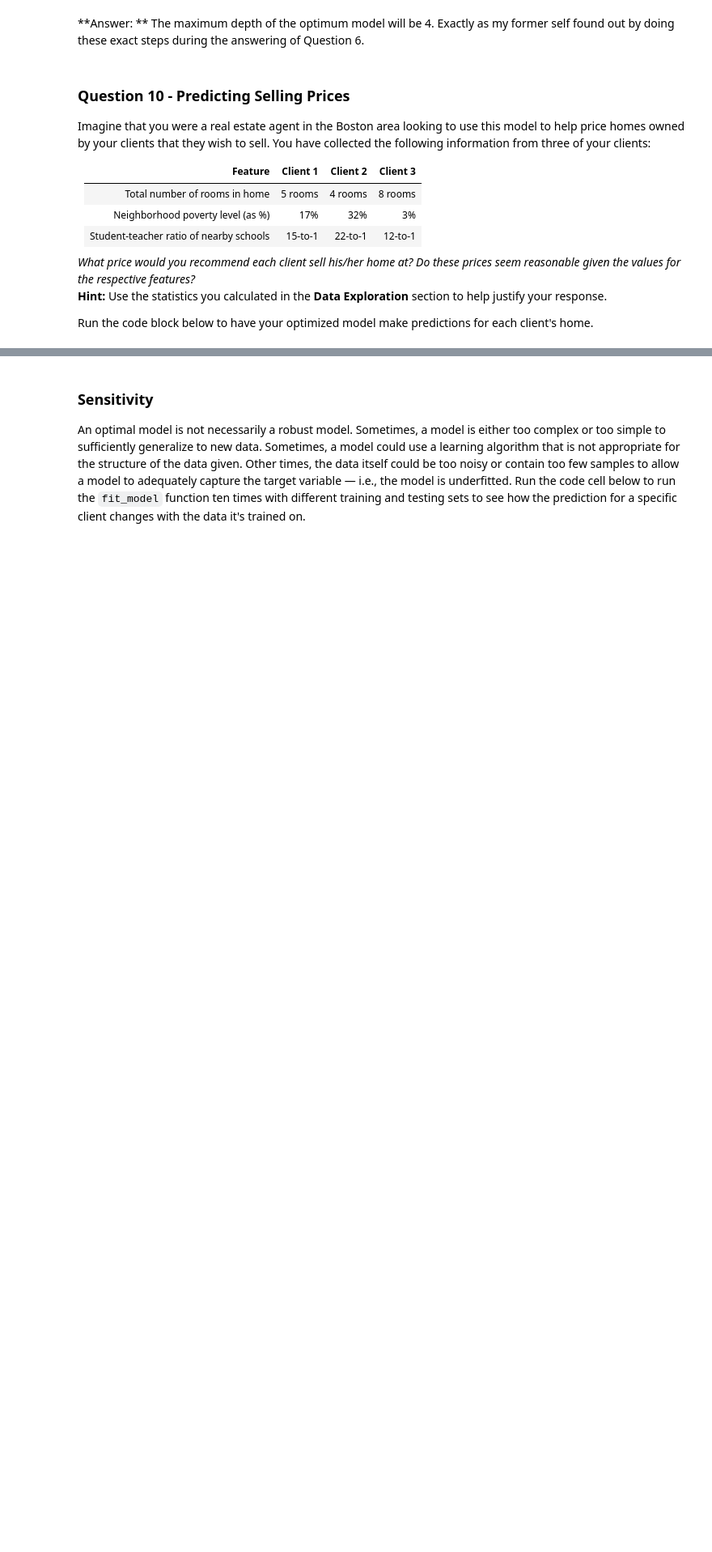
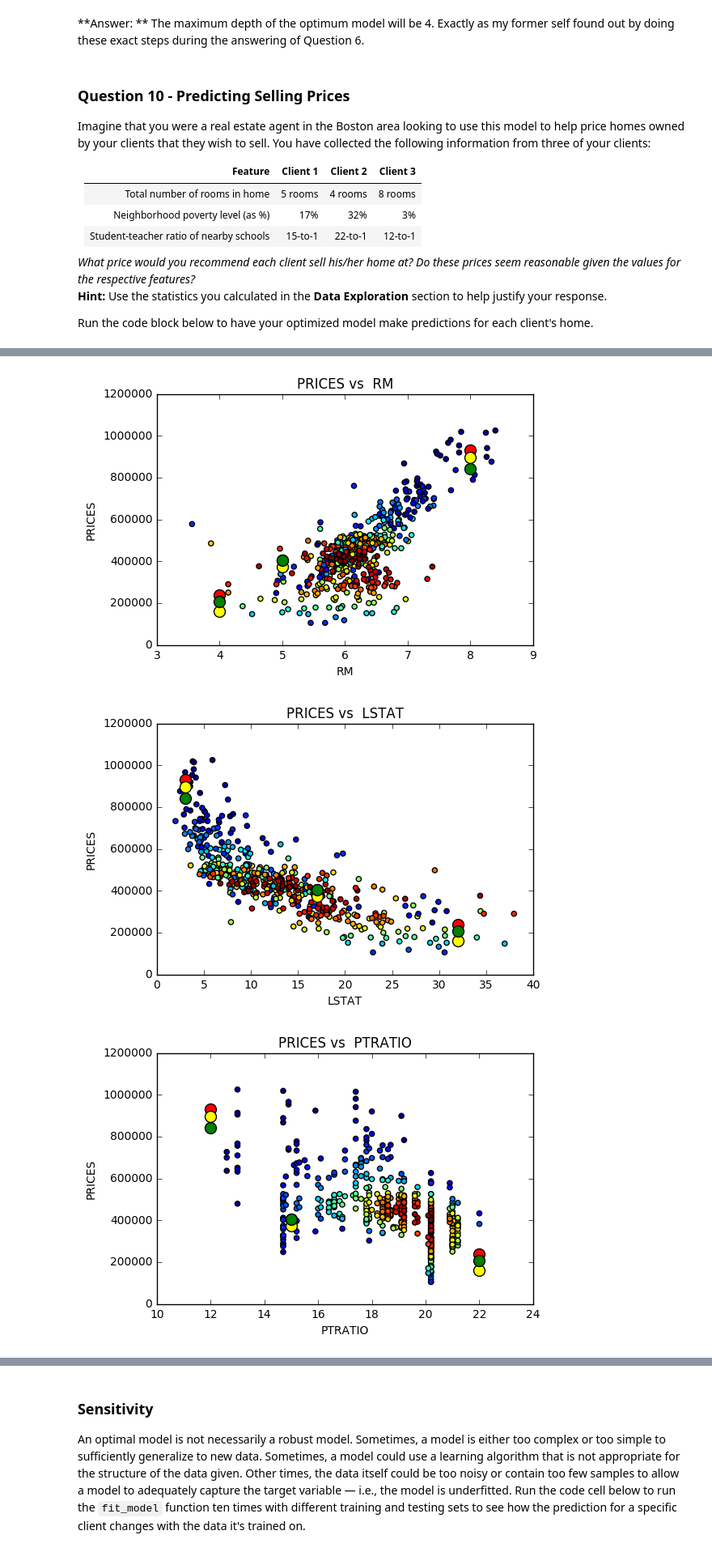
Before and after one commit to isamu-isozaki/Machine-Learning, a Jupyter notebook: Machine learning Nanodegree/boston_housing/boston_housing.ipynb, the cells around one changed output, grey strips where cells are left out. Shown at 81% size. Saved outputs shown, nothing was run; the diff lists cells and outputs as text; code cells hidden in the pictures; blank space fills up the shorter version.

```diff
--- a/Machine learning Nanodegree/boston_housing/boston_housing.ipynb
+++ b/Machine learning Nanodegree/boston_housing/boston_housing.ipynb
@@ -324,10 +328,10 @@ _What maximum depth does the optimal model have? How does this result compare to
 Run the code block below to fit the decision tree regressor to the training data and produce an optimal model.
 # %%
 # Fit the training data to the model using grid search
-reg = fit_model(X_train, y_train, DecisionTreeRegressor(), {'max_depth': np.arange(1, 11)})
+decision_tree_reg = fit_model(X_train, y_train, DecisionTreeRegressor(), {'max_depth': np.arange(1, 11)})
 
 # Produce the value for 'max_depth'
-print "Parameter 'max_depth' is {} for the optimal model.".format(reg.get_params()['max_depth'])
+print "Parameter 'max_depth' is {} for the optimal model.".format(decision_tree_reg.get_params()['max_depth'])
 # %% [output]
 {'max_depth': 4}
 Parameter 'max_depth' is 4 for the optimal model.
@@ -679,0 +353,2 @@ print "The training score for the svr algorithm is {}".format(svr_training_score
+# %%
+predictions = {'Decision Tree':[], 'Nearest Neighbors': [[],[]], 'SVR': [], 'Ridge Regressor': [], 'Ada Boosting': []}
@@ -679,0 +406,17 @@ print "The training score for the svr algorithm is {}".format(svr_training_score
+# %%
+# Produce a matrix for client data
+client_data = [[5, 17, 15], # Client 1
+               [4, 32, 22], # Client 2
+               [8, 3, 12]]  # Client 3
+
+
+# Show predictions
+print "With the original regressor\n"
+print "For the training sets\n"
+test_stat(decision_tree_reg.predict(client_data), 'train')
+
+
+print "\nFor the testing sets\n"
+test_stat(decision_tree_reg.predict(client_data), 'test')
+
+predictions['Decision Tree'] = decision_tree_reg.predict(client_data)
@@ -679,0 +562,7 @@ print "The training score for the svr algorithm is {}".format(svr_training_score
+# %%
+plot_predictions([predictions['Decision Tree'], predictions['Nearest Neighbors'][0], predictions['Nearest Neighbors'][1]],\
+                ['red', 'yellow', 'green'], ['Decision Tree Regressor', 'Nearest Neighborhood k = 5', 'Nearest Neighborhood k = 12'])
+# %% [output]
+[figure, added]
+[figure, added]
+[figure, added]
```
Also changed, not shown: parts of 58 cells of this notebook, 2 other files.
